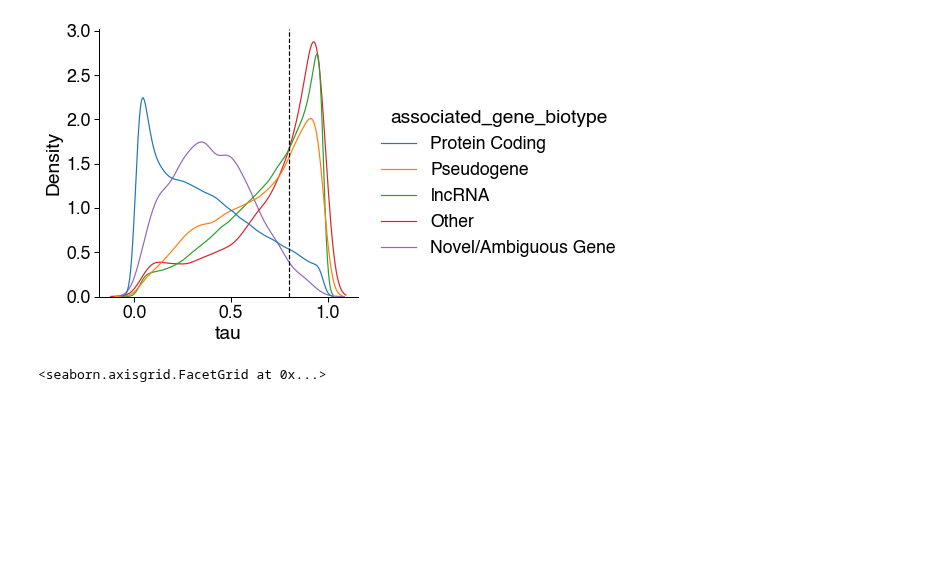
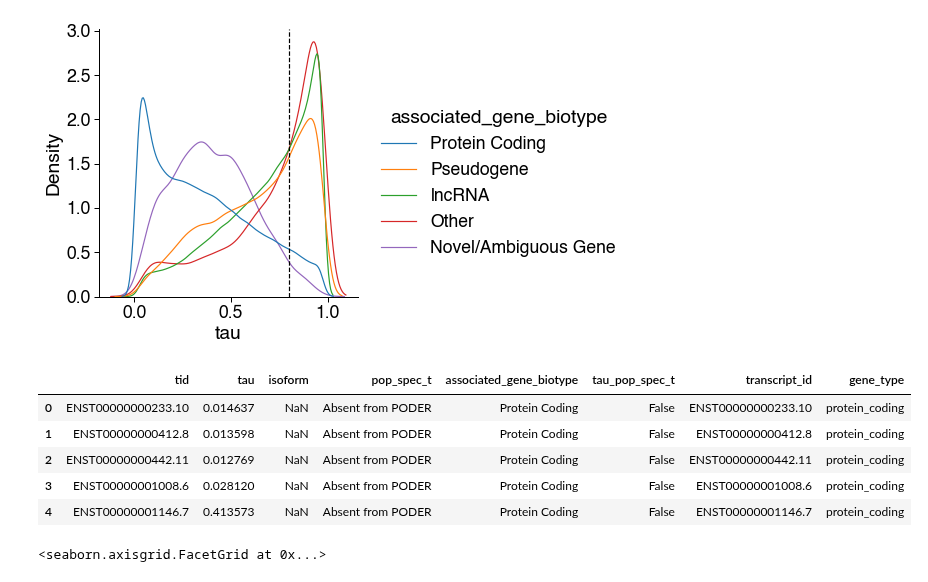
Before and after one commit to fairliereese/240903_pt, a Jupyter notebook: analysis/tau_mage_enh_gencode.ipynb, the cells around one changed output. Saved outputs shown, nothing was run; the diff lists cells and outputs as text; code cells hidden in the pictures; blank space fills up the shorter version.

```diff
--- a/analysis/tau_mage_enh_gencode.ipynb
+++ b/analysis/tau_mage_enh_gencode.ipynb
@@ -296,3 +296,12 @@ plt.axvline(0.8, color='k', linestyle='--')
 # %% [output]
 <matplotlib.lines.Line2D at 0x...>
 [figure]
+# %%
+tau_df.head()
+# %% [output]
+|  | tid | tau | isoform | pop_spec_t | associated_gene_biotype | tau_pop_spec_t | transcript_id | gene_type |
+| 0 | ENST00000000233.10 | 0.014637 | NaN | Absent from PODER | Protein Coding | False | ENST00000000233.10 | protein_coding |
+| 1 | ENST00000000412.8 | 0.013598 | NaN | Absent from PODER | Protein Coding | False | ENST00000000412.8 | protein_coding |
+| 2 | ENST00000000442.11 | 0.012769 | NaN | Absent from PODER | Protein Coding | False | ENST00000000442.11 | protein_coding |
+| 3 | ENST00000001008.6 | 0.028120 | NaN | Absent from PODER | Protein Coding | False | ENST00000001008.6 | protein_coding |
+| 4 | ENST00000001146.7 | 0.413573 | NaN | Absent from PODER | Protein Coding | False | ENST00000001146.7 | protein_coding |
```
Also changed, not shown: parts of 2 cells of this notebook, 3 other files.
